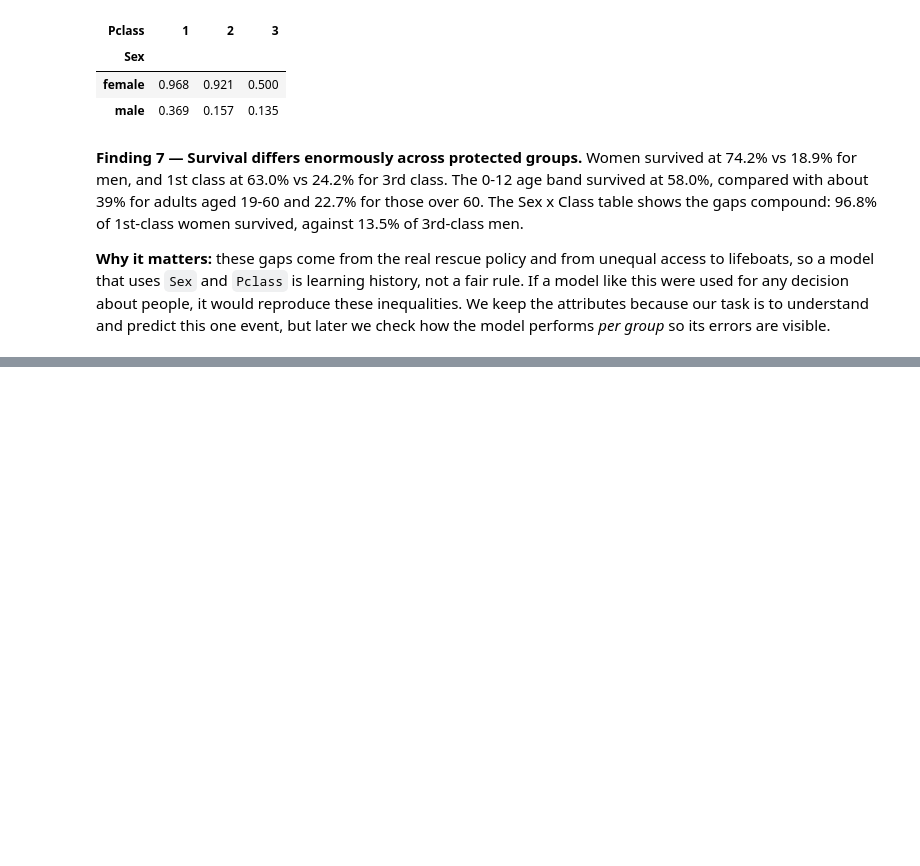
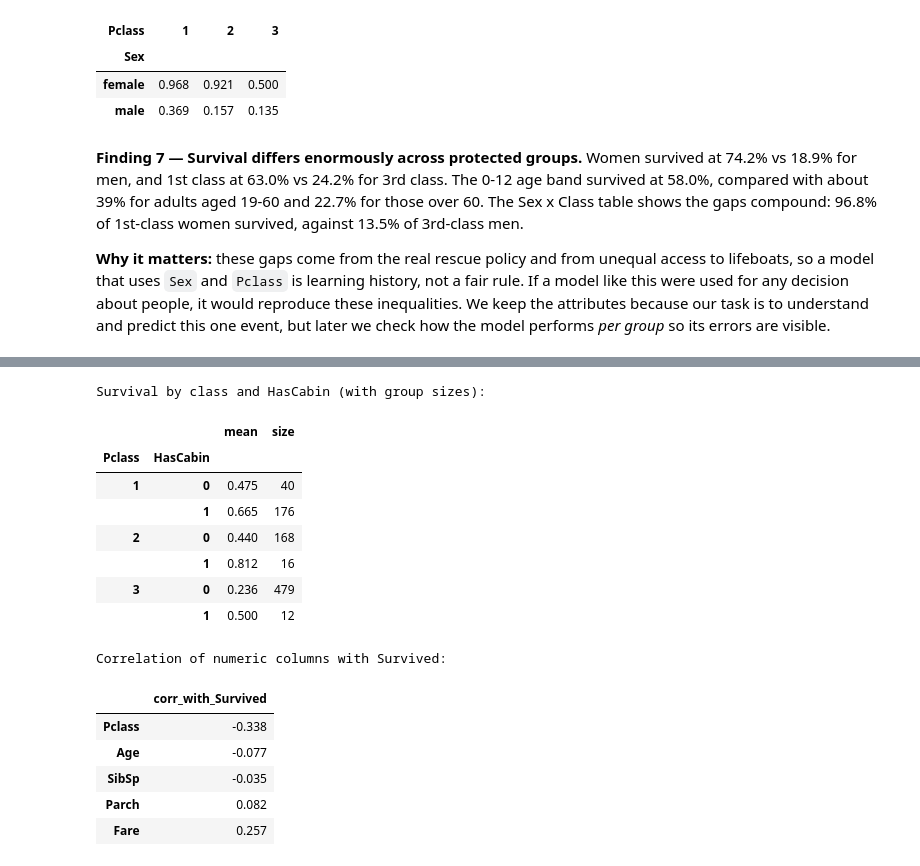
Before and after one commit to Kimberlywangari/titanic-feature-engineering, a Jupyter notebook: feature-engineering.ipynb, the cells around one changed output, grey strips where cells are left out. Saved outputs shown, nothing was run; the diff lists cells and outputs as text; code cells hidden in the pictures; blank space fills up the shorter version.

```diff
--- a/feature-engineering.ipynb
+++ b/feature-engineering.ipynb
@@ -372,0 +433,26 @@ Women survived at 74.2% vs 18.9% for men, and 1st class at 63.0% vs 24.2% for 3r
+# %%
+# Does 'HasCabin' add information beyond class? Compare survival inside each class.
+tmp = df.assign(HasCabin=df["Cabin"].notna().astype(int))
+print("Survival by class and HasCabin (with group sizes):")
+display(tmp.groupby(["Pclass", "HasCabin"])["Survived"].agg(["mean", "size"]).round(3))
+
+# Any numeric column suspiciously correlated with the target?
+print("Correlation of numeric columns with Survived:")
+display(df[["Pclass", "Age", "SibSp", "Parch", "Fare"]].corrwith(df["Survived"]).round(3).to_frame("corr_with_Survived"))
+# %% [output]
+Survival by class and HasCabin (with group sizes):
+|  |  | mean | size |
+| Pclass | HasCabin |  |  |
+| 1 | 0 | 0.475 | 40 |
+|  | 1 | 0.665 | 176 |
+| 2 | 0 | 0.440 | 168 |
+|  | 1 | 0.812 | 16 |
+| 3 | 0 | 0.236 | 479 |
+|  | 1 | 0.500 | 12 |
+Correlation of numeric columns with Survived:
+|  | corr_with_Survived |
+| Pclass | -0.338 |
+| Age | -0.077 |
+| SibSp | -0.035 |
+| Parch | 0.082 |
+| Fare | 0.257 |
```
Also changed, not shown: parts of 5 cells of this notebook.
